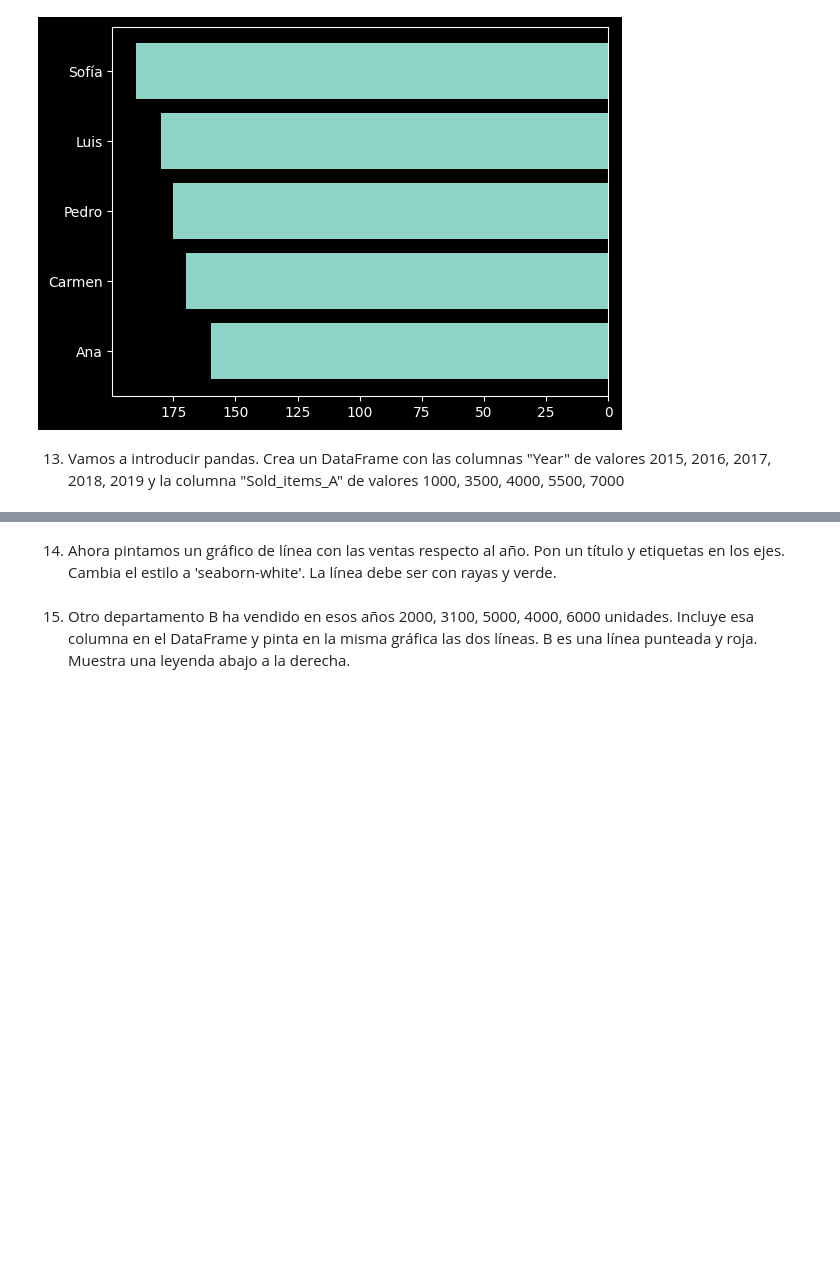
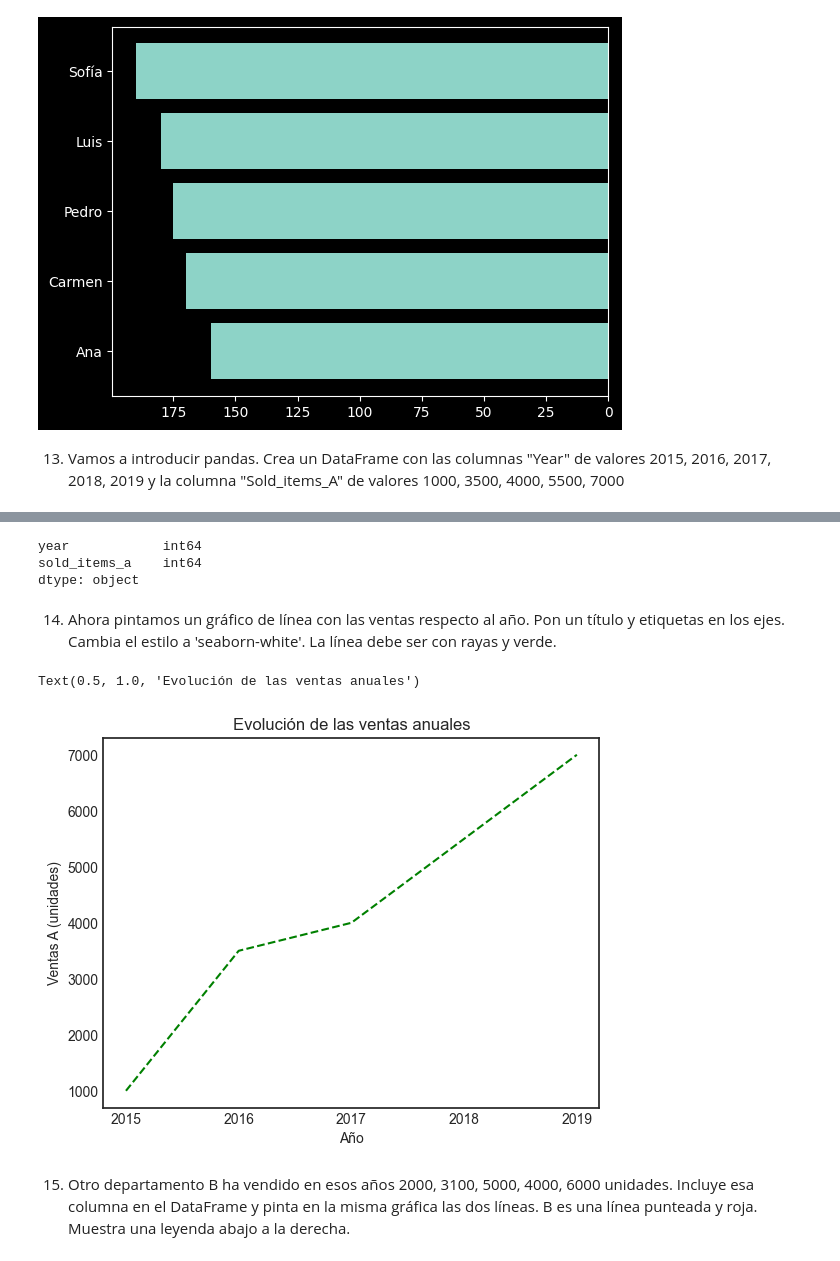
Before and after one commit to MNievas12/2411_dsft_thebridge, a Jupyter notebook: 2-Data-Analysis/4-Visualización/1-Matplotlib/ejercicios/ejercicios_Matplotlib.ipynb, the cells around one changed output, grey strips where cells are left out. Saved outputs shown, nothing was run; the diff lists cells and outputs as text; code cells hidden in the pictures; blank space fills up the shorter version.

```diff
--- a/2-Data-Analysis/4-Visualización/1-Matplotlib/ejercicios/ejercicios_Matplotlib.ipynb
+++ b/2-Data-Analysis/4-Visualización/1-Matplotlib/ejercicios/ejercicios_Matplotlib.ipynb
@@ -273,3 +273,7 @@ ax.invert_yaxis()
 [figure]
 # %% [markdown]
 13. Vamos a introducir pandas. Crea un DataFrame con las columnas "Year" de valores 2015, 2016, 2017, 2018, 2019 y la columna "Sold_items_A" de valores 1000, 3500, 4000, 5500, 7000
+# %%
+df_13 = pd.DataFrame({"year": [2015, 2016, 2017, 2018, 2019],
+                      "sold_items_a": [1000, 3500, 4000, 5500, 7000]})
+df_13
@@ -276,3 +287,9 @@ ax.invert_yaxis()
+# %%
+df_13.dtypes
+# %% [output]
+year            int64
+sold_items_a    int64
+dtype: object
 # %% [markdown]
 14. Ahora pintamos un gráfico de línea con las ventas respecto al año. Pon un título y etiquetas en los ejes.
 Cambia el estilo a 'seaborn-white'. La línea debe ser con rayas y verde.
@@ -279,2 +298,13 @@ Cambia el estilo a 'seaborn-white'. La línea debe ser con rayas y verde.
+# %%
+plt.style.use('seaborn-v0_8-white')
+# %%
+plt.plot(df_13['year'], df_13['sold_items_a'], '--g')
+plt.xticks(df_13['year']);
+plt.xlabel("Año")
+plt.ylabel("Ventas A (unidades)")
+plt.title("Evolución de las ventas anuales")
+# %% [output]
+Text(0.5, 1.0, 'Evolución de las ventas anuales')
+[figure, added]
 # %% [markdown]
 15. Otro departamento B ha vendido en esos años 2000, 3100, 5000, 4000, 6000 unidades. Incluye esa columna en el DataFrame y pinta en la misma gráfica las dos líneas. B es una línea punteada y roja. Muestra una leyenda abajo a la derecha.
```
Also changed, not shown: parts of 9 cells of this notebook, 1 other file.
